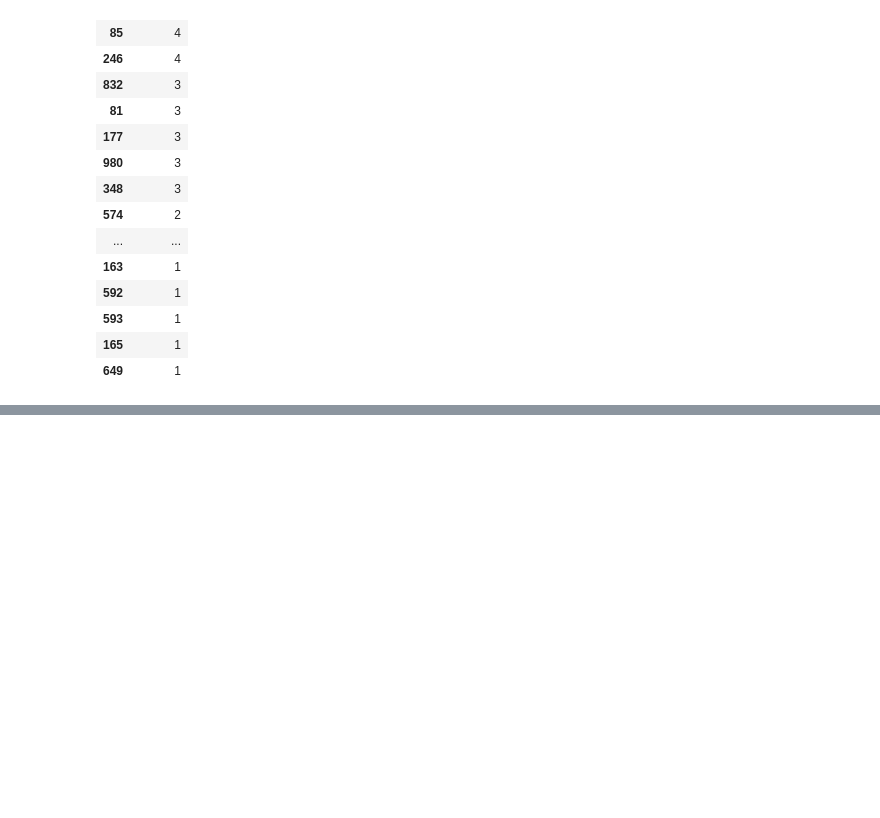
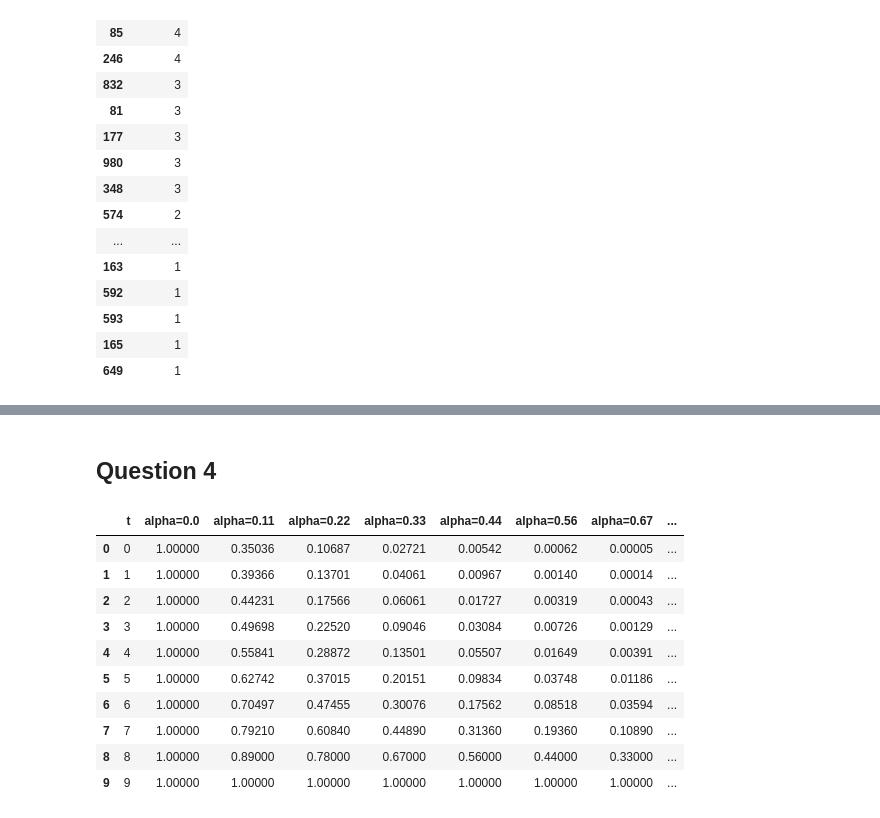
Before and after one commit to malachi-hale/anomaly-detection-project, a Jupyter notebook: Main_Notebook.ipynb, the cells around one changed output, grey strips where cells are left out. Saved outputs shown, nothing was run; the diff lists cells and outputs as text; code cells hidden in the pictures; blank space fills up the shorter version.

```diff
--- a/Main_Notebook.ipynb
+++ b/Main_Notebook.ipynb
@@ -1000,0 +1027,23 @@ fig.subplots_adjust(top=0.9)
+# %% [markdown]
+## Question 4
+# %%
+
+pd.options.display.float_format = '{:.5f}'.format
+df = pd.DataFrame()
+df['t'] = np.arange(10)
+for alpha in np.linspace(0, 1, 10):
+    alpha = round(alpha, 2)
+    df[f'alpha={alpha}'] = list(reversed([(1 - alpha)**i for i in range(10)]))
+df
+# %% [output]
+|  | t | alpha=0.0 | alpha=0.11 | alpha=0.22 | alpha=0.33 | alpha=0.44 | alpha=0.56 | alpha=0.67 | ... |
+| 0 | 0 | 1.00000 | 0.35036 | 0.10687 | 0.02721 | 0.00542 | 0.00062 | 0.00005 | ... |
+| 1 | 1 | 1.00000 | 0.39366 | 0.13701 | 0.04061 | 0.00967 | 0.00140 | 0.00014 | ... |
+| 2 | 2 | 1.00000 | 0.44231 | 0.17566 | 0.06061 | 0.01727 | 0.00319 | 0.00043 | ... |
+| 3 | 3 | 1.00000 | 0.49698 | 0.22520 | 0.09046 | 0.03084 | 0.00726 | 0.00129 | ... |
+| 4 | 4 | 1.00000 | 0.55841 | 0.28872 | 0.13501 | 0.05507 | 0.01649 | 0.00391 | ... |
+| 5 | 5 | 1.00000 | 0.62742 | 0.37015 | 0.20151 | 0.09834 | 0.03748 | 0.01186 | ... |
+| 6 | 6 | 1.00000 | 0.70497 | 0.47455 | 0.30076 | 0.17562 | 0.08518 | 0.03594 | ... |
+| 7 | 7 | 1.00000 | 0.79210 | 0.60840 | 0.44890 | 0.31360 | 0.19360 | 0.10890 | ... |
+| 8 | 8 | 1.00000 | 0.89000 | 0.78000 | 0.67000 | 0.56000 | 0.44000 | 0.33000 | ... |
+| 9 | 9 | 1.00000 | 1.00000 | 1.00000 | 1.00000 | 1.00000 | 1.00000 | 1.00000 | ... |
```
Also changed, not shown: parts of 10 cells of this notebook.
